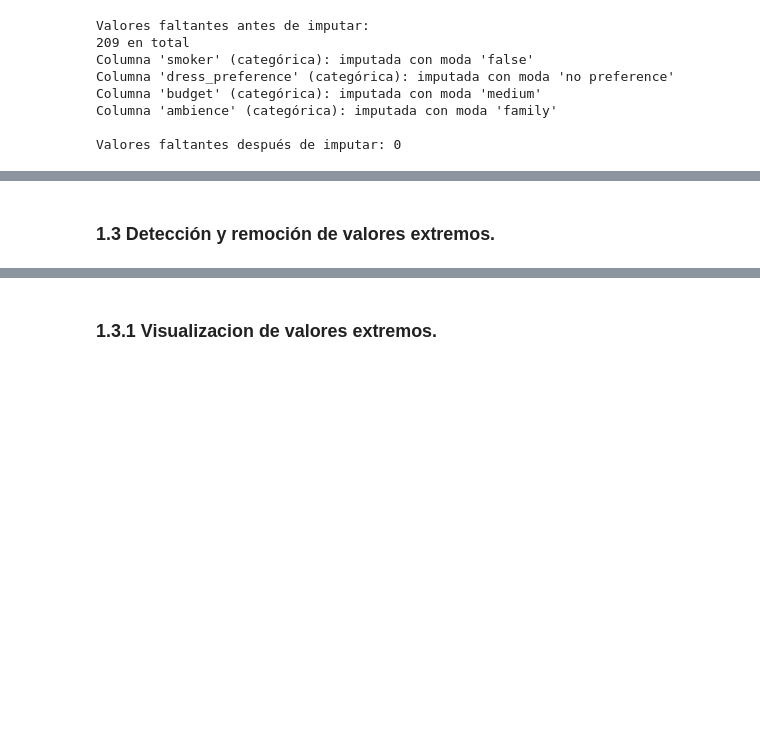
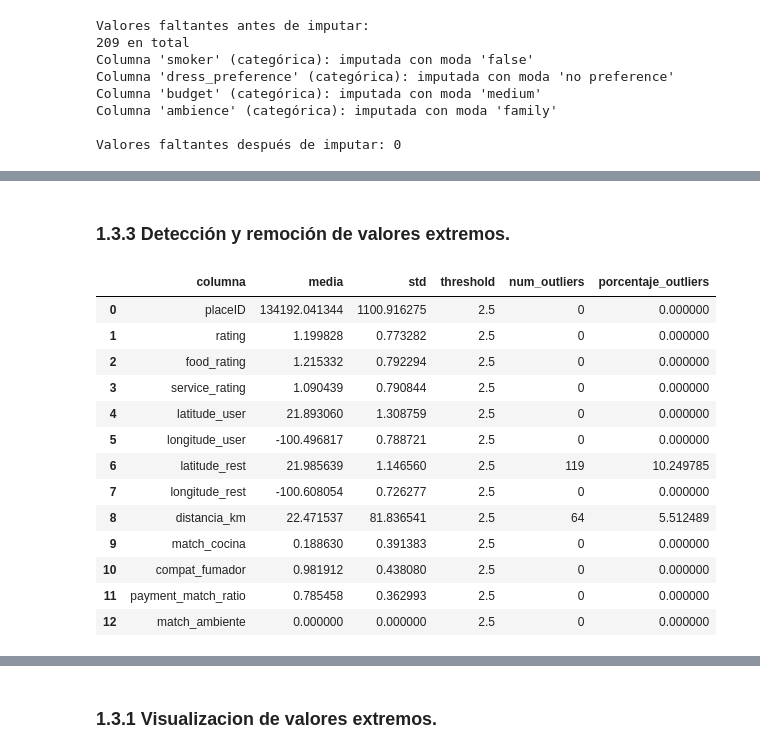
Before and after one commit to somexav/ciencia_datos_examen, a Jupyter notebook: examen.ipynb, the cells around one changed output, grey strips where cells are left out. Cells and saved outputs as stored; diff of their text form; code cells hidden in the pictures; blank space fills up the shorter version.

```diff
--- a/examen.ipynb
+++ b/examen.ipynb
@@ -326,5 +307,20 @@ datos_imputados.sample(5)
 # %% [markdown]
-### 1.3  Detección y remoción de valores extremos.
+### 1.3.3  Detección y remoción de valores extremos.
 # %%
-outliers_iqr = preprocessing.detect_outliers_iqr(datos_imputados, factor=1.5)
-outliers_zscore = preprocessing.detect_outliers_zscore(datos_imputados, threshold=1.5)
+outliers_zscore = preprocessing.detect_outliers_zscore(datos_imputados, threshold=2.5)
+outliers_zscore
+# %% [output]
+|  | columna | media | std | threshold | num_outliers | porcentaje_outliers |
+| 0 | placeID | 134192.041344 | 1100.916275 | 2.5 | 0 | 0.000000 |
+| 1 | rating | 1.199828 | 0.773282 | 2.5 | 0 | 0.000000 |
+| 2 | food_rating | 1.215332 | 0.792294 | 2.5 | 0 | 0.000000 |
+| 3 | service_rating | 1.090439 | 0.790844 | 2.5 | 0 | 0.000000 |
+| 4 | latitude_user | 21.893060 | 1.308759 | 2.5 | 0 | 0.000000 |
+| 5 | longitude_user | -100.496817 | 0.788721 | 2.5 | 0 | 0.000000 |
+| 6 | latitude_rest | 21.985639 | 1.146560 | 2.5 | 119 | 10.249785 |
+| 7 | longitude_rest | -100.608054 | 0.726277 | 2.5 | 0 | 0.000000 |
+| 8 | distancia_km | 22.471537 | 81.836541 | 2.5 | 64 | 5.512489 |
+| 9 | match_cocina | 0.188630 | 0.391383 | 2.5 | 0 | 0.000000 |
+| 10 | compat_fumador | 0.981912 | 0.438080 | 2.5 | 0 | 0.000000 |
+| 11 | payment_match_ratio | 0.785458 | 0.362993 | 2.5 | 0 | 0.000000 |
+| 12 | match_ambiente | 0.000000 | 0.000000 | 2.5 | 0 | 0.000000 |
```
Also changed, not shown: parts of 29 cells of this notebook, 5 other files.
